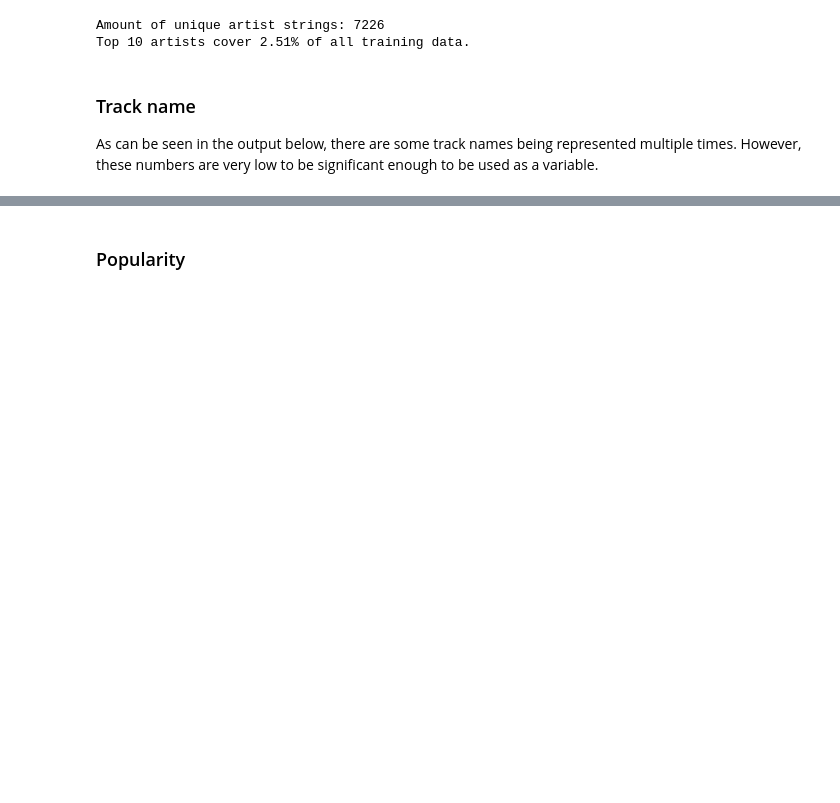
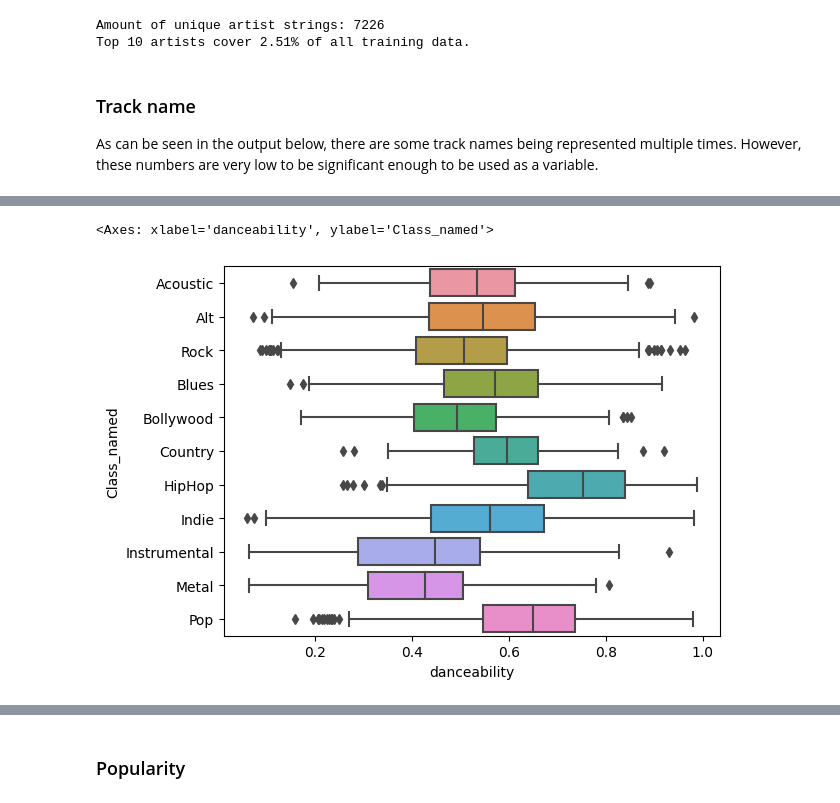
Before and after one commit to vitekzach/4iz565-music-genre-classification, a Jupyter notebook: music_genre_classification.ipynb, the cells around one changed output, grey strips where cells are left out. Drawn from its saved outputs; the diff is of its cells as text; code cells hidden in the pictures; blank space fills up the shorter version.

```diff
--- a/music_genre_classification.ipynb
+++ b/music_genre_classification.ipynb
@@ -166,0 +220,5 @@ Name: Track Name, Length: 11065, dtype: int64
+# %%
+sns.boxplot(data=train, x=column_name, y="Class_named")
+# %% [output]
+<Axes: xlabel='danceability', ylabel='Class_named'>
+[figure, added]
```
Also changed, not shown: parts of 30 cells of this notebook.
